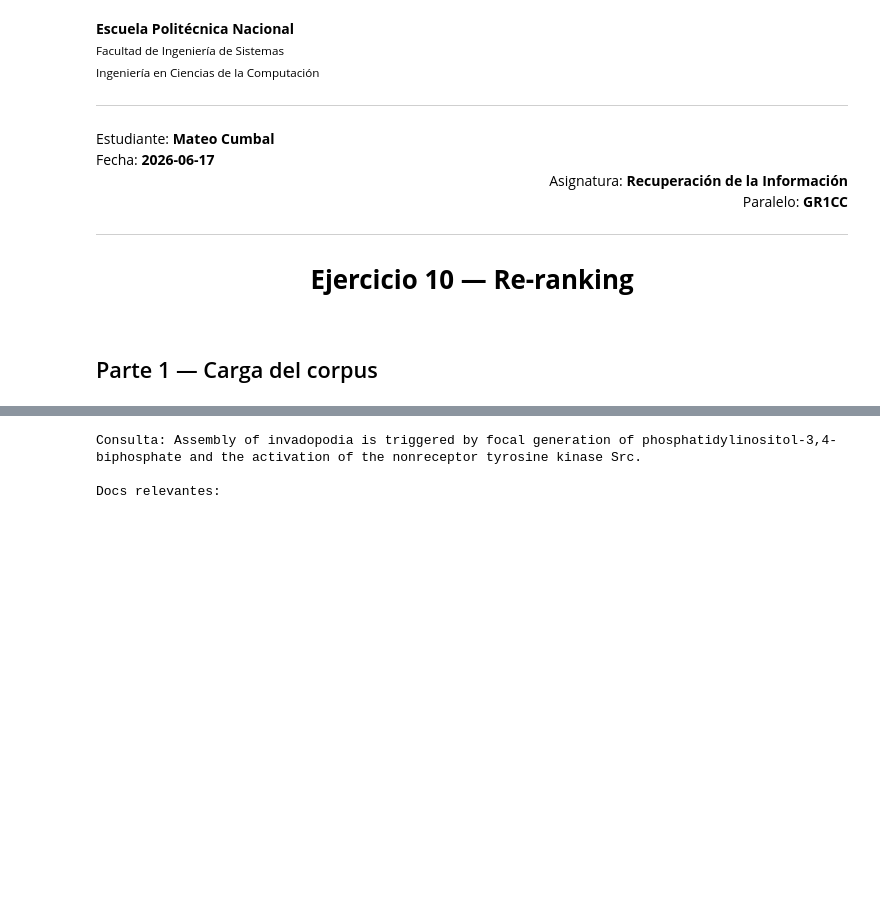
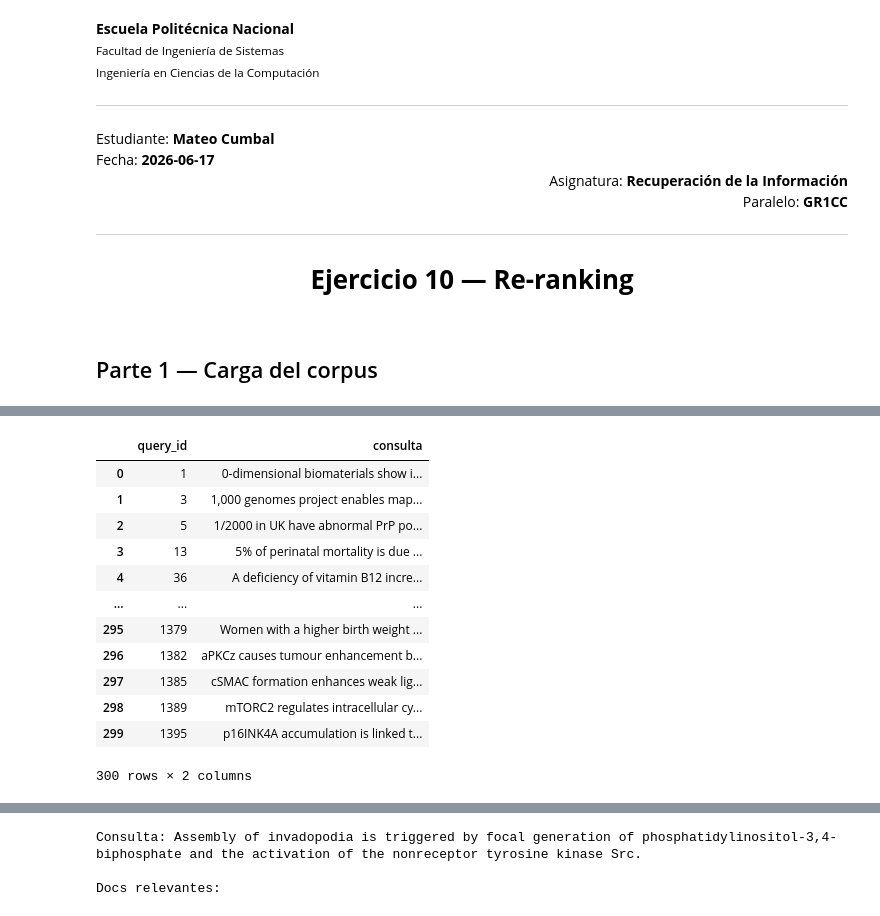
Before and after one commit to mateobtw/Information_Retrieval, a Jupyter notebook: code/10reranking/10reranking.ipynb, the cells around one changed output, grey strips where cells are left out. Saved outputs shown, nothing was run; the diff lists cells and outputs as text; code cells hidden in the pictures; blank space fills up the shorter version.

```diff
--- a/code/10reranking/10reranking.ipynb
+++ b/code/10reranking/10reranking.ipynb
@@ -74,0 +85,16 @@ Corpus: 5183 docs | Consultas: 300 | Qrels: 339 pares
+# %%
+df_consultas
+# %% [output]
+|  | query_id | consulta |
+| 0 | 1 | 0-dimensional biomaterials show i... |
+| 1 | 3 | 1,000 genomes project enables map... |
+| 2 | 5 | 1/2000 in UK have abnormal PrP po... |
+| 3 | 13 | 5% of perinatal mortality is due ... |
+| 4 | 36 | A deficiency of vitamin B12 incre... |
+| ... | ... | ... |
+| 295 | 1379 | Women with a higher birth weight ... |
+| 296 | 1382 | aPKCz causes tumour enhancement b... |
+| 297 | 1385 | cSMAC formation enhances weak lig... |
+| 298 | 1389 | mTORC2 regulates intracellular cy... |
+| 299 | 1395 | p16INK4A accumulation is linked t... |
+300 rows × 2 columns
```
Also changed, not shown: parts of 8 cells of this notebook.
